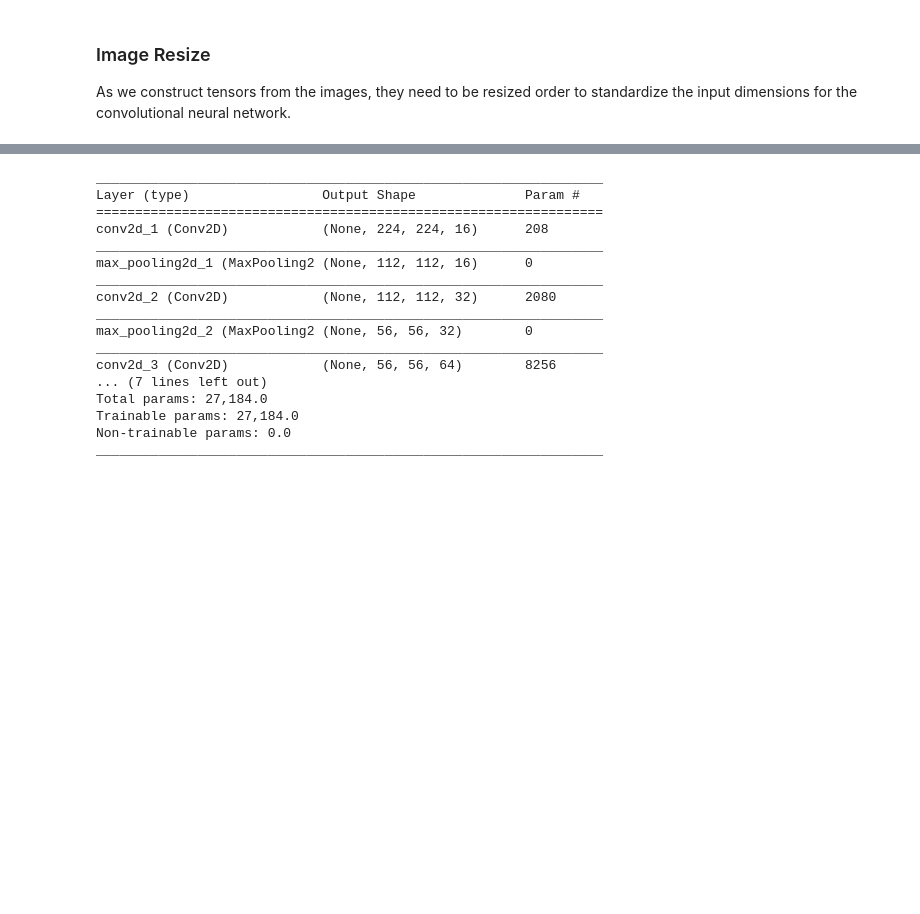
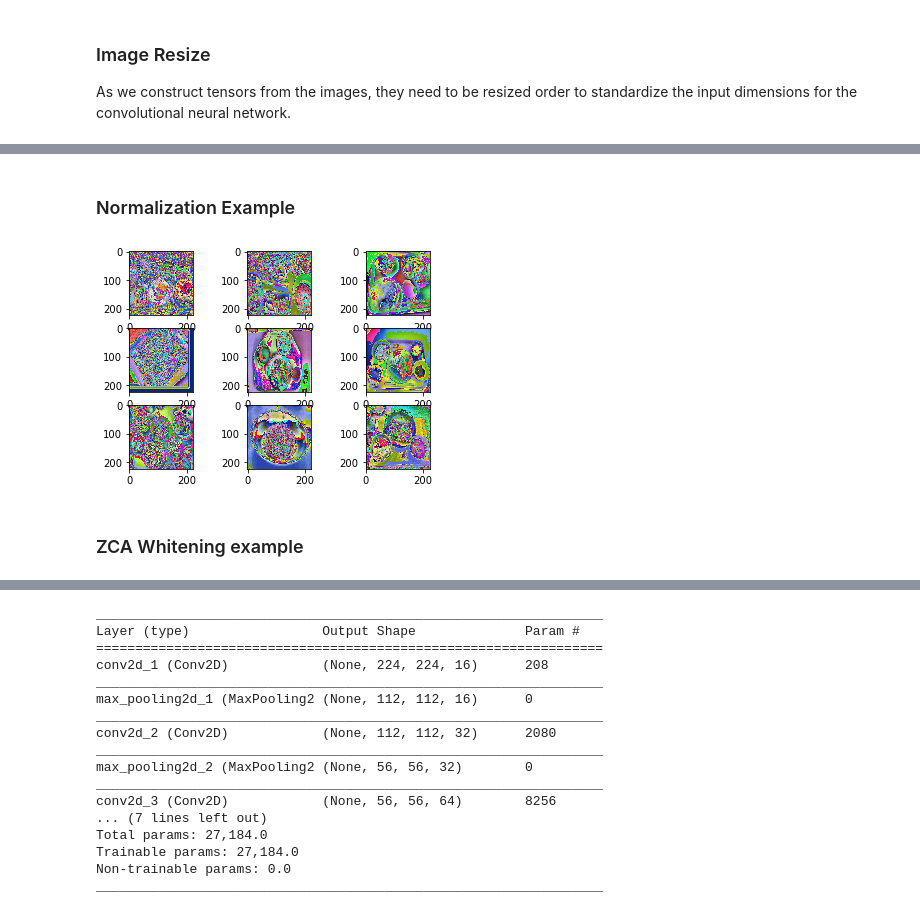
Before and after one commit to winghymliu/deeplearning-foodclassifier, a Jupyter notebook: MachineLearningNanodegreeCaptstone-FoodClassifier.ipynb, the cells around one changed output, grey strips where cells are left out. Drawn from its saved outputs; the diff is of its cells as text; code cells hidden in the pictures; blank space fills up the shorter version.

Commit message:
augmentation examples

```diff
--- a/MachineLearningNanodegreeCaptstone-FoodClassifier.ipynb
+++ b/MachineLearningNanodegreeCaptstone-FoodClassifier.ipynb
@@ -130,9 +130,6 @@ There are 986 total food images.
 There are 707 training food images.
 There are 179 validation food images.
 There are 100 test food images.
-# %%
-from keras.preprocessing.image import ImageDataGenerator
-datagen = ImageDataGenerator()
 # %% [markdown]
 ### Image Resize
 
@@ -167,8 +164,10 @@ After creating the tensors we can view how thye've been resized:
 # %%
 from matplotlib import pyplot
-# create a grid of 3x3 images
-for i in range(0, 9):
-    pyplot.subplot(330 + 1 + i)
-    pyplot.imshow(train_tensors[i], cmap=pyplot.get_cmap('gray'))
-# show the plot
-pyplot.show()
+
+def display_samples(tensors):
+    # create a grid of 3x3 images
+    for i in range(0, 9):
+        pyplot.subplot(330 + 1 + i)
+        pyplot.imshow(tensors[i], cmap=pyplot.get_cmap('gray'))
+    # show the plot
+    pyplot.show()
@@ -176,0 +185,16 @@ pyplot.show()
+# %%
+def display_first_batch(X, y, batchsize=9):
+    for X_batch, y_batch in datagen.flow(X, y, batch_size=9):
+        display_samples(X_batch)
+        break
+# %% [markdown]
+### Normalization Example
+# %%
+from keras.preprocessing.image import ImageDataGenerator
+datagen = ImageDataGenerator(featurewise_center=True, featurewise_std_normalization=True)
+datagen.fit(train_tensors)
+display_first_batch(train_tensors, train_targets)
+# %% [output]
+[figure, added]
+# %% [markdown]
+### ZCA Whitening example
```
Also changed, not shown: parts of 12 cells of this notebook.
